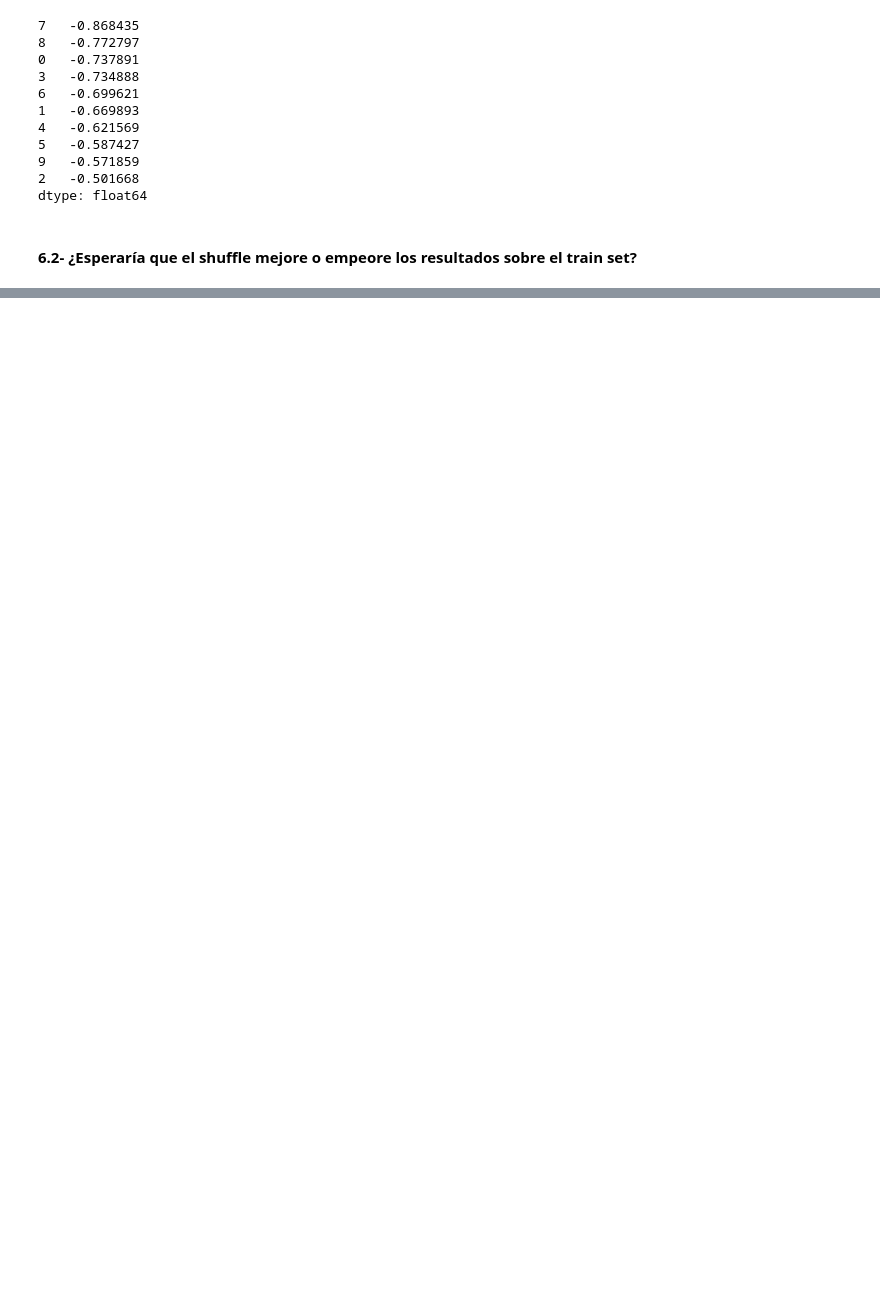
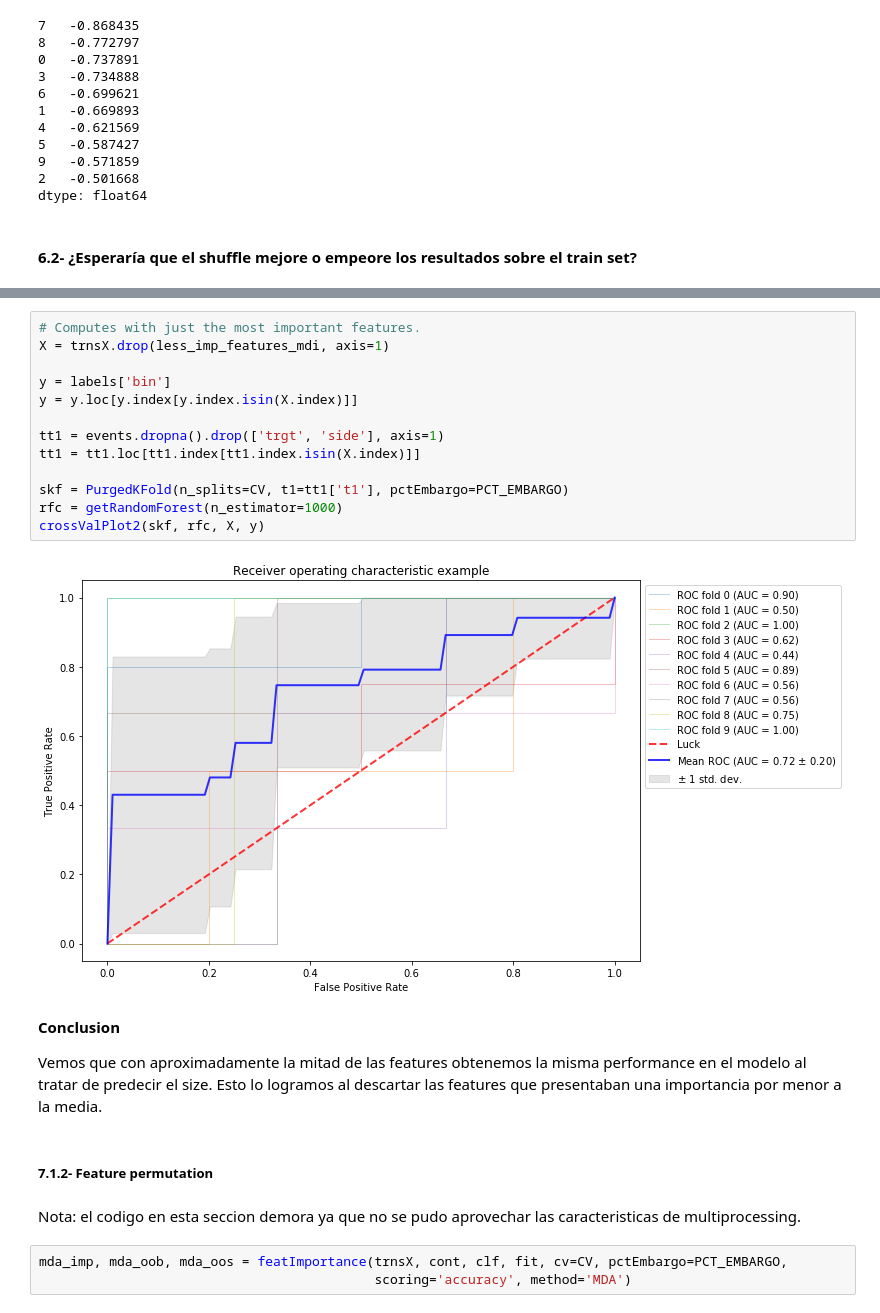
Before and after one commit to agalbachicar/fa_momentum, a Jupyter notebook: src/momentum.ipynb, the cells around one changed output, grey strips where cells are left out. Saved outputs shown, nothing was run; the diff lists cells and outputs as text; blank space fills up the shorter version.

```diff
--- a/src/momentum.ipynb
+++ b/src/momentum.ipynb
@@ -1842,0 +2151,26 @@ Se esperan mejores resultados y como se ve, la performance mejora levemente (est
+# %%
+# Computes with just the most important features.
+X = trnsX.drop(less_imp_features_mdi, axis=1)
+
+y = labels['bin']
+y = y.loc[y.index[y.index.isin(X.index)]]
+
+tt1 = events.dropna().drop(['trgt', 'side'], axis=1)
+tt1 = tt1.loc[tt1.index[tt1.index.isin(X.index)]]
+
+skf = PurgedKFold(n_splits=CV, t1=tt1['t1'], pctEmbargo=PCT_EMBARGO)
+rfc = getRandomForest(n_estimator=1000)
+crossValPlot2(skf, rfc, X, y)
+# %% [output]
+[figure, added]
+# %% [markdown]
+**Conclusion**
+
+Vemos que con aproximadamente la mitad de las features obtenemos la misma performance en el modelo al tratar de predecir el size. Esto lo logramos al descartar las features que presentaban una importancia por menor a la media.
+# %% [markdown]
+##### 7.1.2- Feature permutation
+# %% [markdown]
+Nota: el codigo en esta seccion demora ya que no se pudo aprovechar las caracteristicas de multiprocessing.
+# %%
+mda_imp, mda_oob, mda_oos = featImportance(trnsX, cont, clf, fit, cv=CV, pctEmbargo=PCT_EMBARGO,
+                                           scoring='accuracy', method='MDA')
```
Also changed, not shown: parts of 26 cells of this notebook.
